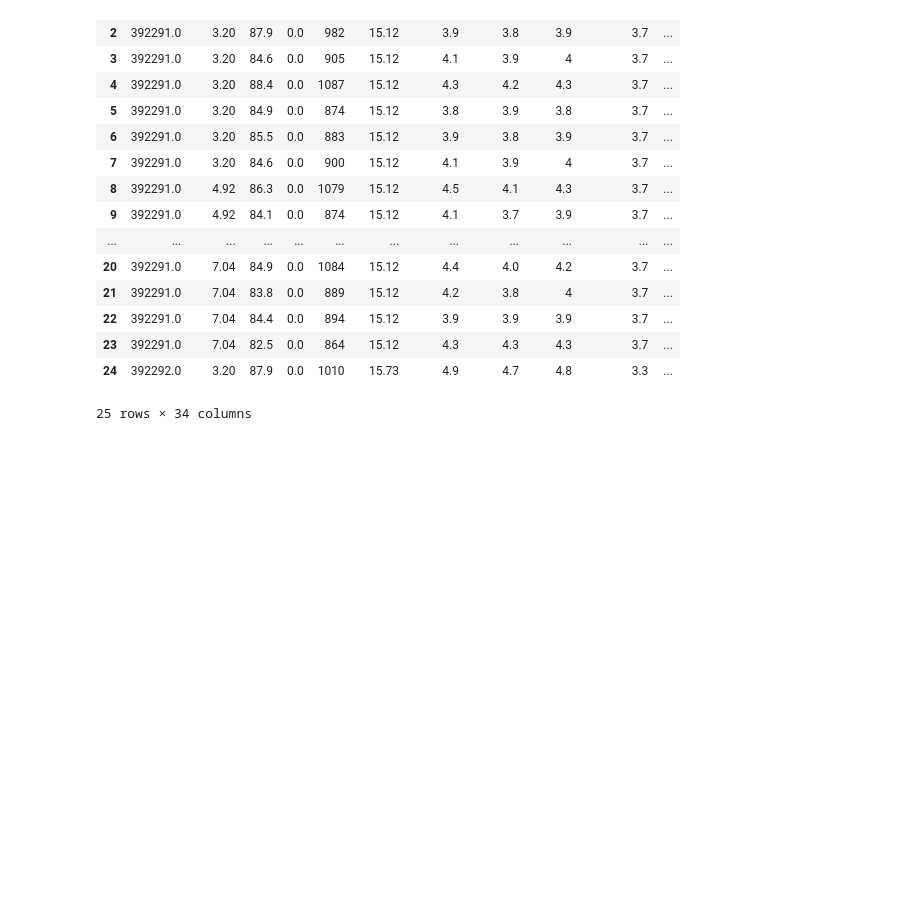
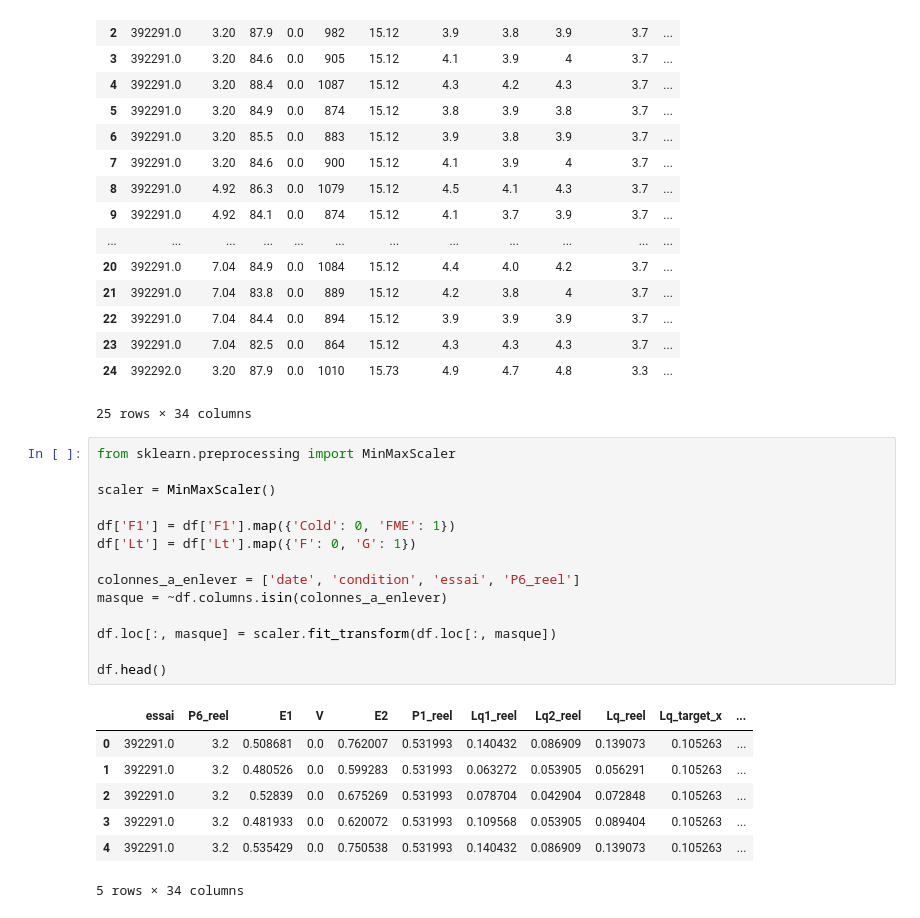
Before and after one commit to Maceotim/SemaineHackaton, a Jupyter notebook: Modele.ipynb, the cells around one changed output. Saved outputs shown, nothing was run; the diff lists cells and outputs as text; blank space fills up the shorter version.

```diff
--- a/Modele.ipynb
+++ b/Modele.ipynb
@@ -58,3 +58,25 @@ df.head(25)
 | 23 | 392291.0 | 7.04 | 82.5 | 0.0 | 864 | 15.12 | 4.3 | 4.3 | 4.3 | 3.7 | ... |
 | 24 | 392292.0 | 3.20 | 87.9 | 0.0 | 1010 | 15.73 | 4.9 | 4.7 | 4.8 | 3.3 | ... |
 25 rows × 34 columns
+# %%
+from sklearn.preprocessing import MinMaxScaler
+
+scaler = MinMaxScaler()
+
+df['F1'] = df['F1'].map({'Cold': 0, 'FME': 1})
+df['Lt'] = df['Lt'].map({'F': 0, 'G': 1})
+
+colonnes_a_enlever = ['date', 'condition', 'essai', 'P6_reel']
+masque = ~df.columns.isin(colonnes_a_enlever)
+
+df.loc[:, masque] = scaler.fit_transform(df.loc[:, masque])
+
+df.head()
+# %% [output]
+|  | essai | P6_reel | E1 | V | E2 | P1_reel | Lq1_reel | Lq2_reel | Lq_reel | Lq_target_x | ... |
+| 0 | 392291.0 | 3.2 | 0.508681 | 0.0 | 0.762007 | 0.531993 | 0.140432 | 0.086909 | 0.139073 | 0.105263 | ... |
+| 1 | 392291.0 | 3.2 | 0.480526 | 0.0 | 0.599283 | 0.531993 | 0.063272 | 0.053905 | 0.056291 | 0.105263 | ... |
+| 2 | 392291.0 | 3.2 | 0.52839 | 0.0 | 0.675269 | 0.531993 | 0.078704 | 0.042904 | 0.072848 | 0.105263 | ... |
+| 3 | 392291.0 | 3.2 | 0.481933 | 0.0 | 0.620072 | 0.531993 | 0.109568 | 0.053905 | 0.089404 | 0.105263 | ... |
+| 4 | 392291.0 | 3.2 | 0.535429 | 0.0 | 0.750538 | 0.531993 | 0.140432 | 0.086909 | 0.139073 | 0.105263 | ... |
+5 rows × 34 columns
```
